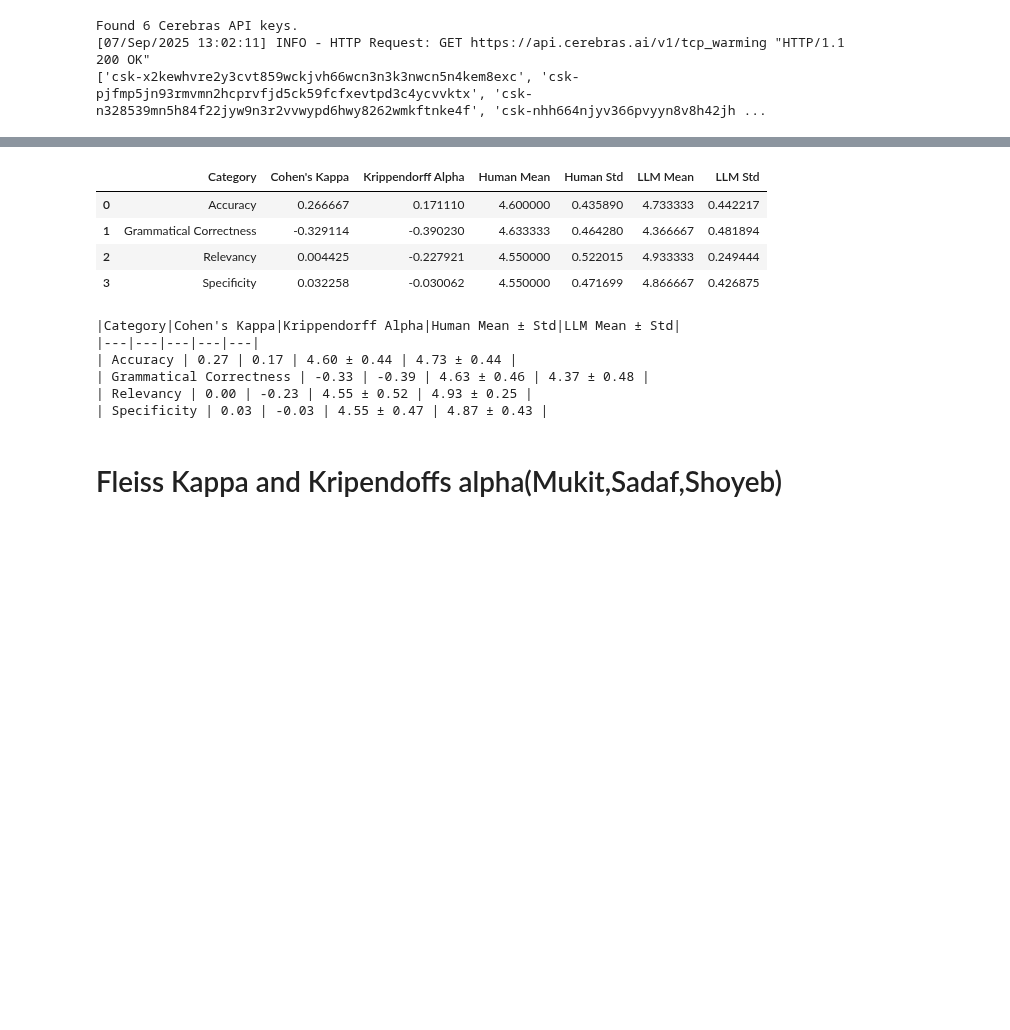
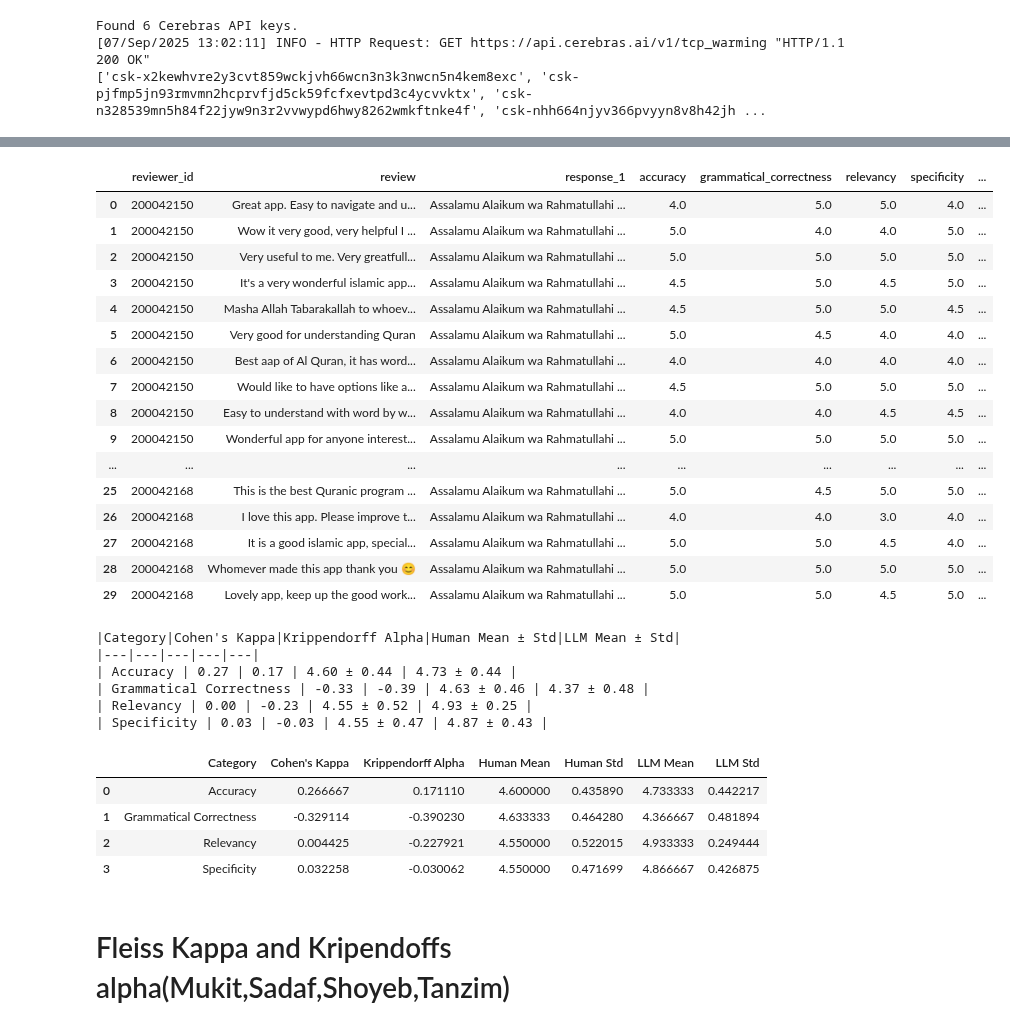
Before and after one commit to TahlilMahfuz/RAG_Implementation, a Jupyter notebook: Evaluation/evaluation.ipynb, the cells around one changed output, grey strips where cells are left out. Cells and saved outputs as stored; diff of their text form; code cells hidden in the pictures; blank space fills up the shorter version.

```diff
--- a/Evaluation/evaluation.ipynb
+++ b/Evaluation/evaluation.ipynb
@@ -264,6 +258,28 @@ for idx, row in df.iterrows():
 # %%
 # Save the DataFrame with LLM ratings
 df.to_csv('Human Evaluation Scores with LLM.csv', index=False)
+# %%
+# Load the CSV directly (no need for open())
+df = pd.read_csv('./Human Evaluation Scores with LLM.csv')
+df
+# %% [output]
+|  | reviewer_id | review | response_1 | accuracy | grammatical_correctness | relevancy | specificity | ... |
+| 0 | 200042150 | Great app. Easy to navigate and u... | Assalamu Alaikum wa Rahmatullahi ... | 4.0 | 5.0 | 5.0 | 4.0 | ... |
+| 1 | 200042150 | Wow it very good, very helpful I ... | Assalamu Alaikum wa Rahmatullahi ... | 5.0 | 4.0 | 4.0 | 5.0 | ... |
+| 2 | 200042150 | Very useful to me. Very greatfull... | Assalamu Alaikum wa Rahmatullahi ... | 5.0 | 5.0 | 5.0 | 5.0 | ... |
+| 3 | 200042150 | It's a very wonderful islamic app... | Assalamu Alaikum wa Rahmatullahi ... | 4.5 | 5.0 | 4.5 | 5.0 | ... |
+| 4 | 200042150 | Masha Allah Tabarakallah to whoev... | Assalamu Alaikum wa Rahmatullahi ... | 4.5 | 5.0 | 5.0 | 4.5 | ... |
+| 5 | 200042150 | Very good for understanding Quran | Assalamu Alaikum wa Rahmatullahi ... | 5.0 | 4.5 | 4.0 | 4.0 | ... |
+| 6 | 200042150 | Best aap of Al Quran, it has word... | Assalamu Alaikum wa Rahmatullahi ... | 4.0 | 4.0 | 4.0 | 4.0 | ... |
+| 7 | 200042150 | Would like to have options like a... | Assalamu Alaikum wa Rahmatullahi ... | 4.5 | 5.0 | 5.0 | 5.0 | ... |
+| 8 | 200042150 | Easy to understand with word by w... | Assalamu Alaikum wa Rahmatullahi ... | 4.0 | 4.0 | 4.5 | 4.5 | ... |
+| 9 | 200042150 | Wonderful app for anyone interest... | Assalamu Alaikum wa Rahmatullahi ... | 5.0 | 5.0 | 5.0 | 5.0 | ... |
+| ... | ... | ... | ... | ... | ... | ... | ... | ... |
+| 25 | 200042168 | This is the best Quranic program ... | Assalamu Alaikum wa Rahmatullahi ... | 5.0 | 4.5 | 5.0 | 5.0 | ... |
+| 26 | 200042168 | I love this app. Please improve t... | Assalamu Alaikum wa Rahmatullahi ... | 4.0 | 4.0 | 3.0 | 4.0 | ... |
+| 27 | 200042168 | It is a good islamic app, special... | Assalamu Alaikum wa Rahmatullahi ... | 5.0 | 5.0 | 4.5 | 4.0 | ... |
+| 28 | 200042168 | Whomever made this app thank you 😊 | Assalamu Alaikum wa Rahmatullahi ... | 5.0 | 5.0 | 5.0 | 5.0 | ... |
+| 29 | 200042168 | Lovely app, keep up the good work... | Assalamu Alaikum wa Rahmatullahi ... | 5.0 | 5.0 | 4.5 | 5.0 | ... |
 # %%
 import pandas as pd
 import numpy as np
@@ -305,24 +321,24 @@ results_df = pd.DataFrame(
         'Category', "Cohen's Kappa", 'Krippendorff Alpha', 'Human Mean', 'Human Std', 'LLM Mean', 'LLM Std'
     ]
 )
+
+print("|Category|Cohen's Kappa|Krippendorff Alpha|Human Mean ± Std|LLM Mean ± Std|")
+print("|---|---|---|---|---|")
+for _, row in results_df.iterrows():
+    print(f"| {row['Category']} | {row['Cohen\'s Kappa']:.2f} | {row['Krippendorff Alpha']:.2f} | {row['Human Mean']:.2f} ± {row['Human Std']:.2f} | {row['LLM Mean']:.2f} ± {row['LLM Std']:.2f} |")
+
 results_df
 # %% [output]
+|Category|Cohen's Kappa|Krippendorff Alpha|Human Mean ± Std|LLM Mean ± Std|
+|---|---|---|---|---|
+| Accuracy | 0.27 | 0.17 | 4.60 ± 0.44 | 4.73 ± 0.44 |
+| Grammatical Correctness | -0.33 | -0.39 | 4.63 ± 0.46 | 4.37 ± 0.48 |
+| Relevancy | 0.00 | -0.23 | 4.55 ± 0.52 | 4.93 ± 0.25 |
+| Specificity | 0.03 | -0.03 | 4.55 ± 0.47 | 4.87 ± 0.43 |
 |  | Category | Cohen's Kappa | Krippendorff Alpha | Human Mean | Human Std | LLM Mean | LLM Std |
 | 0 | Accuracy | 0.266667 | 0.171110 | 4.600000 | 0.435890 | 4.733333 | 0.442217 |
 | 1 | Grammatical Correctness | -0.329114 | -0.390230 | 4.633333 | 0.464280 | 4.366667 | 0.481894 |
 | 2 | Relevancy | 0.004425 | -0.227921 | 4.550000 | 0.522015 | 4.933333 | 0.249444 |
 | 3 | Specificity | 0.032258 | -0.030062 | 4.550000 | 0.471699 | 4.866667 | 0.426875 |
-# %%
-print("|Category|Cohen's Kappa|Krippendorff Alpha|Human Mean ± Std|LLM Mean ± Std|")
-print("|---|---|---|---|---|")
-for _, row in results_df.iterrows():
-    print(f"| {row['Category']} | {row['Cohen\'s Kappa']:.2f} | {row['Krippendorff Alpha']:.2f} | {row['Human Mean']:.2f} ± {row['Human Std']:.2f} | {row['LLM Mean']:.2f} ± {row['LLM Std']:.2f} |")
-# %% [output]
-|Category|Cohen's Kappa|Krippendorff Alpha|Human Mean ± Std|LLM Mean ± Std|
-|---|---|---|---|---|
-| Accuracy | 0.27 | 0.17 | 4.60 ± 0.44 | 4.73 ± 0.44 |
-| Grammatical Correctness | -0.33 | -0.39 | 4.63 ± 0.46 | 4.37 ± 0.48 |
-| Relevancy | 0.00 | -0.23 | 4.55 ± 0.52 | 4.93 ± 0.25 |
-| Specificity | 0.03 | -0.03 | 4.55 ± 0.47 | 4.87 ± 0.43 |
 # %% [markdown]
-# Fleiss Kappa and Kripendoffs alpha(Mukit,Sadaf,Shoyeb)
+# Fleiss Kappa and Kripendoffs alpha(Mukit,Sadaf,Shoyeb,Tanzim)
```
Also changed, not shown: parts of 1 cell of this notebook, 1 other file.
